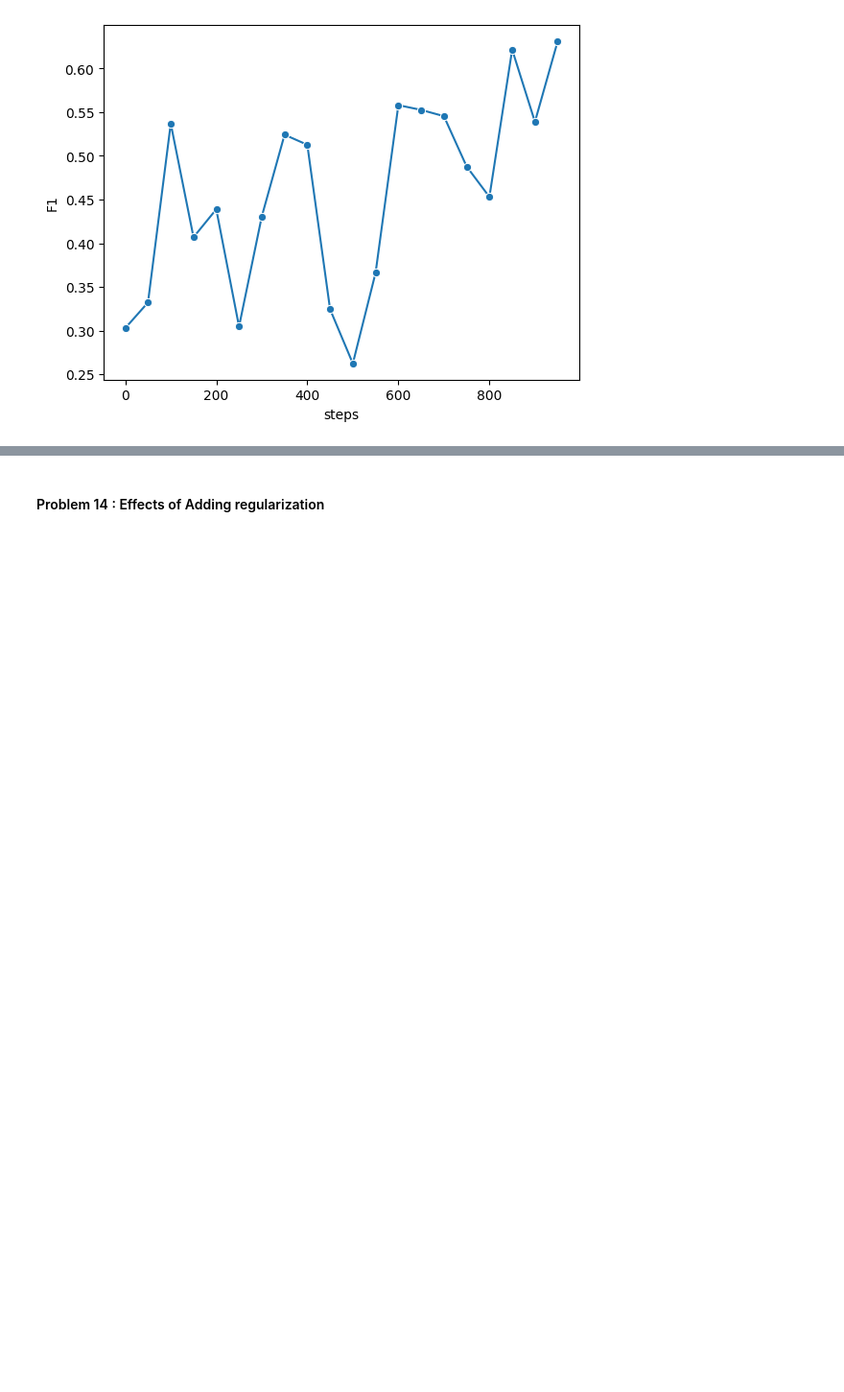
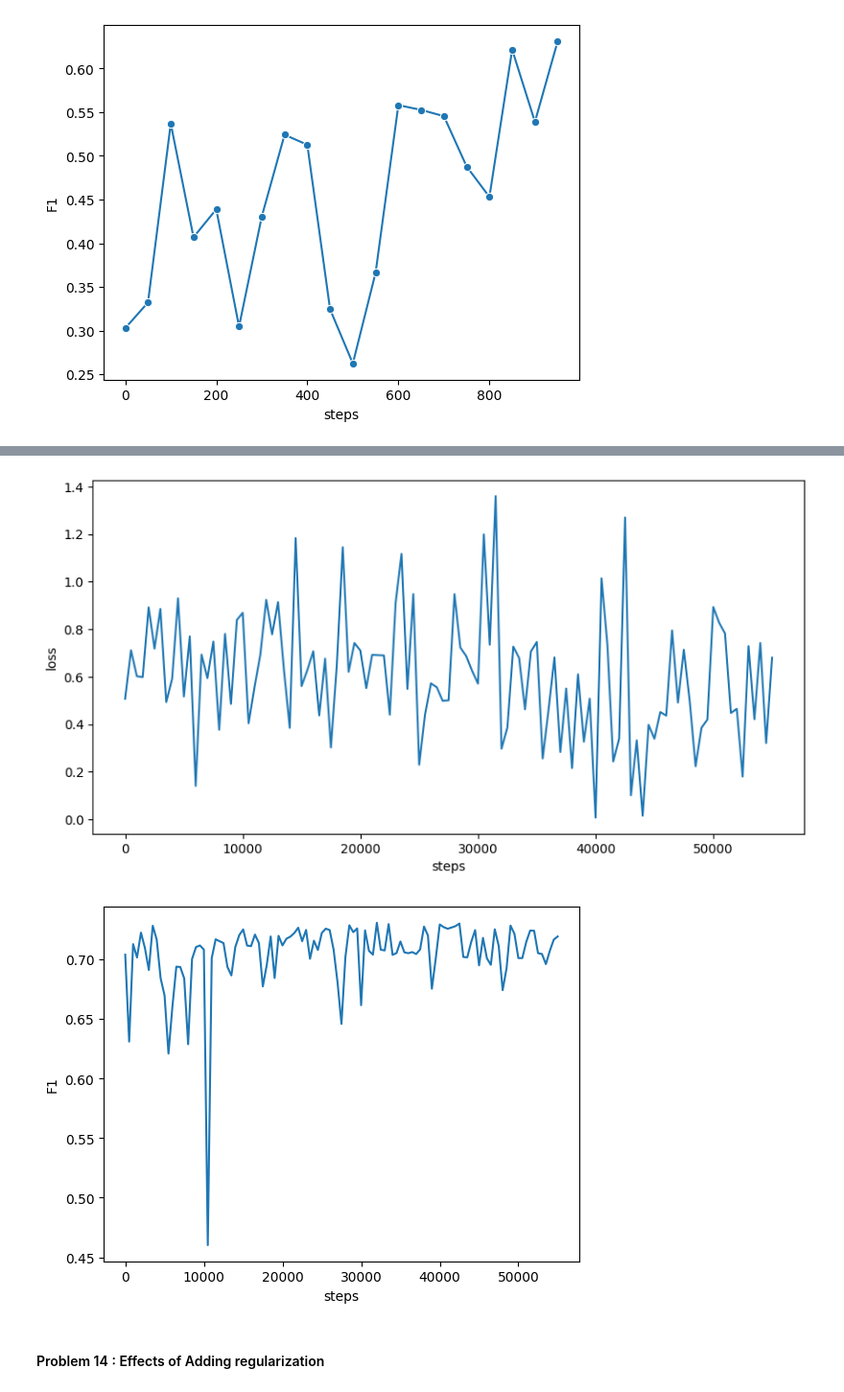
Before and after one commit to nandanasheri/cse595-hw1, a Jupyter notebook: model.ipynb, the cells around one changed output, grey strips where cells are left out. Shown at 96% size. Cells and saved outputs as stored; diff of their text form; code cells hidden in the pictures; blank space fills up the shorter version.

Commit message:
last final plot

```diff
--- a/model.ipynb
+++ b/model.ipynb
@@ -466,3 +466,13 @@ Final F1 Score:0.6312952669698502
 Final Accuracy:0.5622
 [figure]
 [figure]
+# %%
+losses, f1_scores = train(model, optimizer, X_tensor, Y_class, X_eval_tensor, Y_class_eval, X_tensor.size()[0], 1, 500)
+
+plt.figure(figsize=(10, 5))
+sns.lineplot(data=pandas.DataFrame(losses, columns=['steps', 'loss']), x="steps", y="loss")
+plt.show()
+
+sns.lineplot(data=pandas.DataFrame(f1_scores, columns=['steps', 'F1']), x="steps", y="F1")
+plt.show()
+# %% [output]
@@ -469,3 +496,5 @@ Final Accuracy:0.5622
+[figure, added]
+[figure, added]
 # %% [markdown]
 #### Problem 14 : Effects of Adding regularization
 # %%
```
Also changed, not shown: parts of 4 cells of this notebook.
